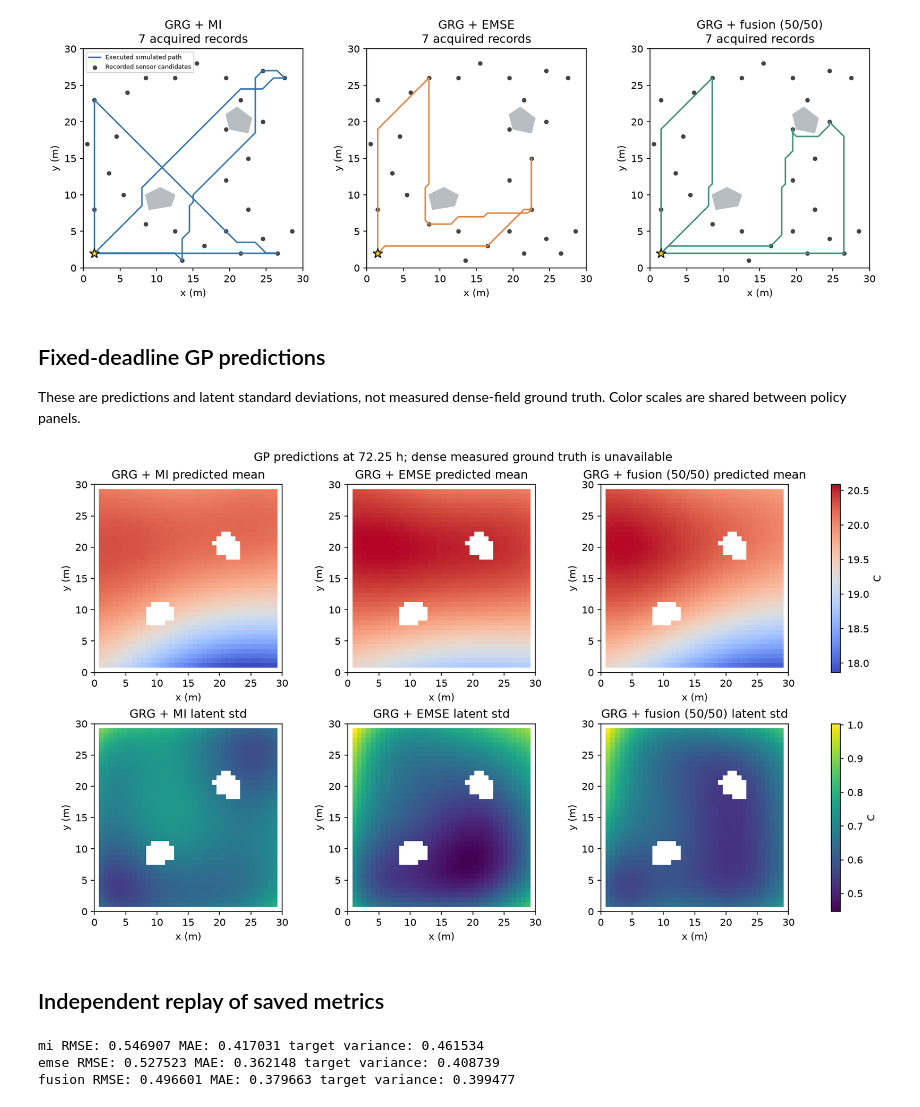
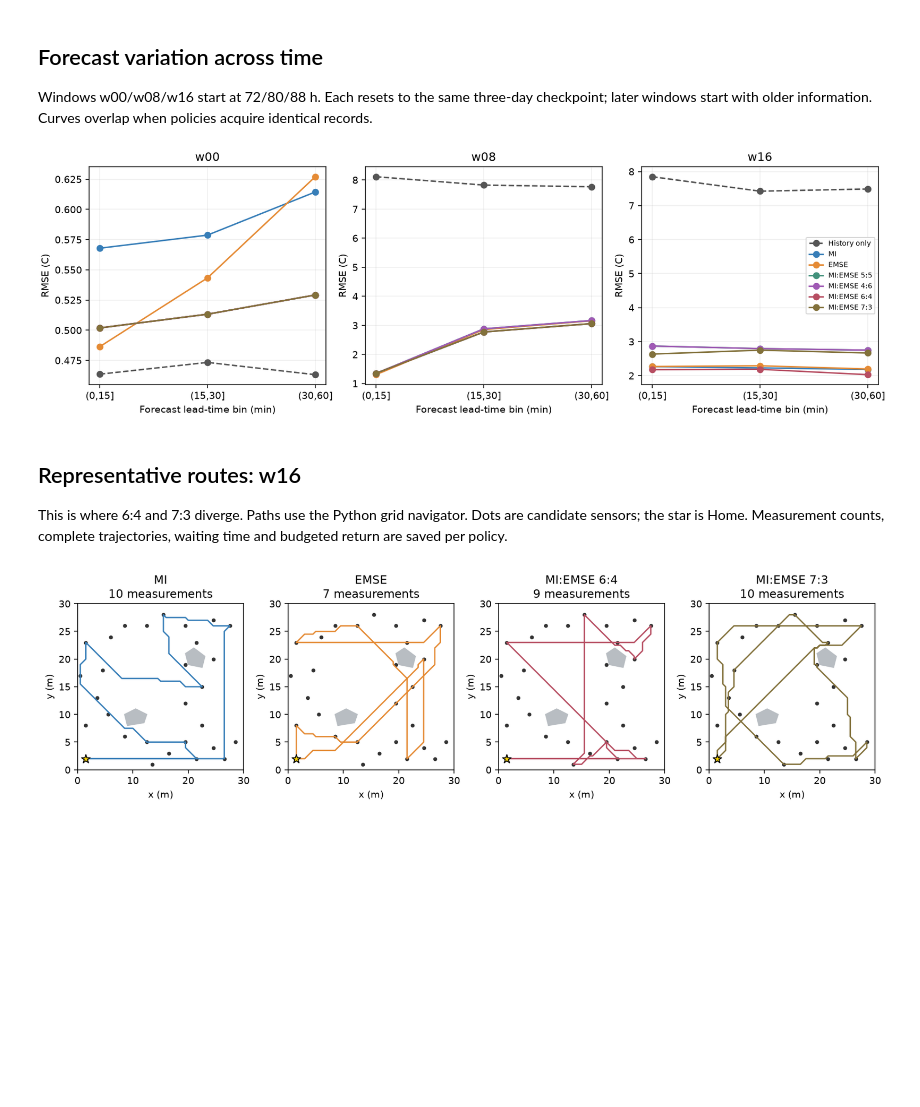
Before and after one commit to Albert-Ludwig/4RP3_ARCO_Lab_Research, a Jupyter notebook: Code/11.2_policy_compare/11.2_test_report.ipynb, the cells around one changed output. Saved outputs shown, nothing was run; the diff lists cells and outputs as text; code cells hidden in the pictures; blank space fills up the shorter version.

```diff
--- a/Code/11.2_policy_compare/11.2_test_report.ipynb
+++ b/Code/11.2_policy_compare/11.2_test_report.ipynb
@@ -63,0 +5,12 @@ Only the objective changes the selected destinations; the reused grid navigator
+# %%
+from pathlib import Path
+import sys
+from IPython.display import Image, Markdown, display
+root = Path.cwd()
+if not (root / 'testing_code').is_dir():
+    root = root / 'Code/11.2_policy_compare'
+sys.path.insert(0, str(root / 'testing_code'))
+from build_report import verify_saved_results, summary_table
+run = root / '11.2_result/strict_plus_70_30_20261103T025338Z'
+print('Saved run:', run.name)
+verify_saved_results(run)
@@ -64,31 +39,16 @@ Only the objective changes the selected destinations; the reused grid navigator
+# %% [markdown]
+## Forecast variation across time
+
+Windows w00/w08/w16 start at 72/80/88 h. Each resets to the same three-day checkpoint; later windows start with older information. Curves overlap when policies acquire identical records.
 # %%
-display(Image(filename=str(run / 'figures/routes.png')))
+display(Image(filename=str(root / '11.2_result/report_figures/forecast_windows.png')))
 # %% [output]
-[figure, old version]
+[figure, new version]
-# %% [markdown]
-## Fixed-deadline GP predictions
-
-These are predictions and latent standard deviations, not measured dense-field ground truth. Color scales are shared between policy panels.
+# %% [markdown]
+## Representative routes: w16
+
+This is where 6:4 and 7:3 diverge. Paths use the Python grid navigator. Dots are candidate sensors; the star is Home. Measurement counts, complete trajectories, waiting time and budgeted return are saved per policy.
 # %%
-display(Image(filename=str(run / 'figures/target_predictions.png')))
+display(Image(filename=str(root / '11.2_result/report_figures/routes_w16.png')))
 # %% [output]
-[figure, old version]
+[figure, new version]
-# %% [markdown]
-## Independent replay of saved metrics
-# %%
-for policy in protocol['comparison_config']['policies']:
-    summary = read(run / policy / 'summary.json')
-    with np.load(run / policy / 'reference_predictions.npz') as saved:
-        error = saved['final_mean'] - saved['truth']
-        rmse = float(np.sqrt(np.mean(error**2)))
-        mae = float(np.mean(np.abs(error)))
-    assert np.isclose(rmse, summary['final_metrics']['rmse_c'], atol=1e-10)
-    assert np.isclose(mae, summary['final_metrics']['mae_c'], atol=1e-10)
-    with np.load(run / policy / 'target_predictions.npz') as saved:
-        variance = float(saved['final_variance'].mean())
-    assert np.isclose(variance, summary['final_mean_target_variance_c2'], atol=1e-10)
-    print(policy, 'RMSE:', round(rmse, 6), 'MAE:', round(mae, 6), 'target variance:', round(variance, 6))
-# %% [output]
-mi RMSE: 0.546907 MAE: 0.417031 target variance: 0.461534
-emse RMSE: 0.527523 MAE: 0.362148 target variance: 0.408739
-fusion RMSE: 0.496601 MAE: 0.379663 target variance: 0.399477
```
Also changed, not shown: parts of 14 cells of this notebook, 15 other files.
